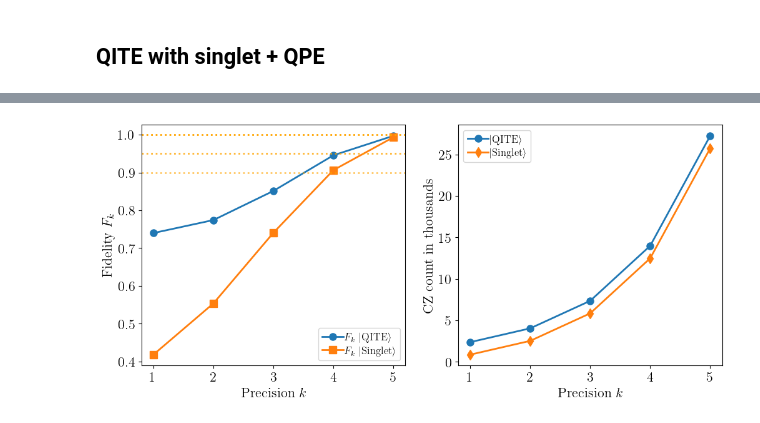
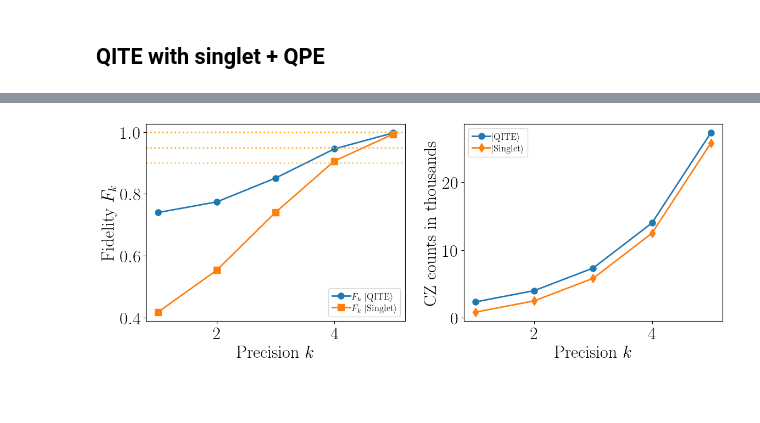
Before and after one commit to renezander90/DB-QITE, a Jupyter notebook: QITE_QPE_PRL.ipynb, the cells around one changed output, grey strips where cells are left out. Drawn from its saved outputs; the diff is of its cells as text; code cells hidden in the pictures; blank space fills up the shorter version.

```diff
--- a/QITE_QPE_PRL.ipynb
+++ b/QITE_QPE_PRL.ipynb
@@ -131,7 +131,7 @@ U_0 = create_heisenberg_init_function(M)
 
 results = []
 
-steps = 2
+steps = 3
 
 s_values = np.linspace(.01,1.5,20)
 theta = sp.Symbol('theta')
@@ -238,6 +238,7 @@ run_param_rc(16)
 # %%
-benchmark_results = load_data('data_PRL/benchmarks_QPE_Singlet04-25-14')
+benchmark_results = load_data('data_PRL/benchmarks_QPE_Singlet_04-25-14')
 results = load_data('data_PRL/QITE_QPE_L=20_04-25-23')
+#results = load_data('data_PRL/QITE_QPE_L=20_04-26-17')
 # %%
 import matplotlib.pyplot as plt
 
@@ -262,33 +263,33 @@ axF.axhline(y=0.9, color="orange", linestyle=':', alpha=0.6)
 axF.legend(loc="best", fontsize=12)
 axF.set_xlabel(r"Precision $k$")
 axF.set_ylabel(r"Fidelity $F_k$")
 
 #axP = axF.twinx()
 
 #probabilities = [results[k]['P0'] for k in steps]
 #axP.plot(steps, fidelities, marker='o', label=r'P_k')
 
 #probabilities = [benchmark_results[20][k]['P0'] for k in steps]
 #axP.plot(steps, fidelities, marker='s', label=r'P_k')
 
 #axP.set_ylabel(r"Probability$")
 
 ###############################################################################
 # SUBPLOT 2: Gate counts
 ###############################################################################
 
 cz = [results[k]['ops']['cz']/1000 for k in steps]
 axCZ.plot(steps, cz, marker='o', label=r"$|$QITE$\rangle$")
 
 cz = [benchmark_results[L][k]['ops']['cz']/1000 for k in steps]
 axCZ.plot(steps, cz, marker='d', label=r"$|$Singlet$\rangle$")
 
 axCZ.legend(loc="best", fontsize=12)
 axCZ.set_xlabel(r"Precision $k$")
-axCZ.set_ylabel(r"CZ count in thousands")
+axCZ.set_ylabel(r"CZ counts in thousands")
 
-#plt.tight_layout()
+plt.tight_layout()
 #plt.savefig("plots_PRL/QITE_QPE_L="+str(L)+".pdf")
 plt.show()
 # %% [output]
-[figure, old version]
+[figure, new version]
```
Also changed, not shown: parts of 3 cells of this notebook, 4 other files.
